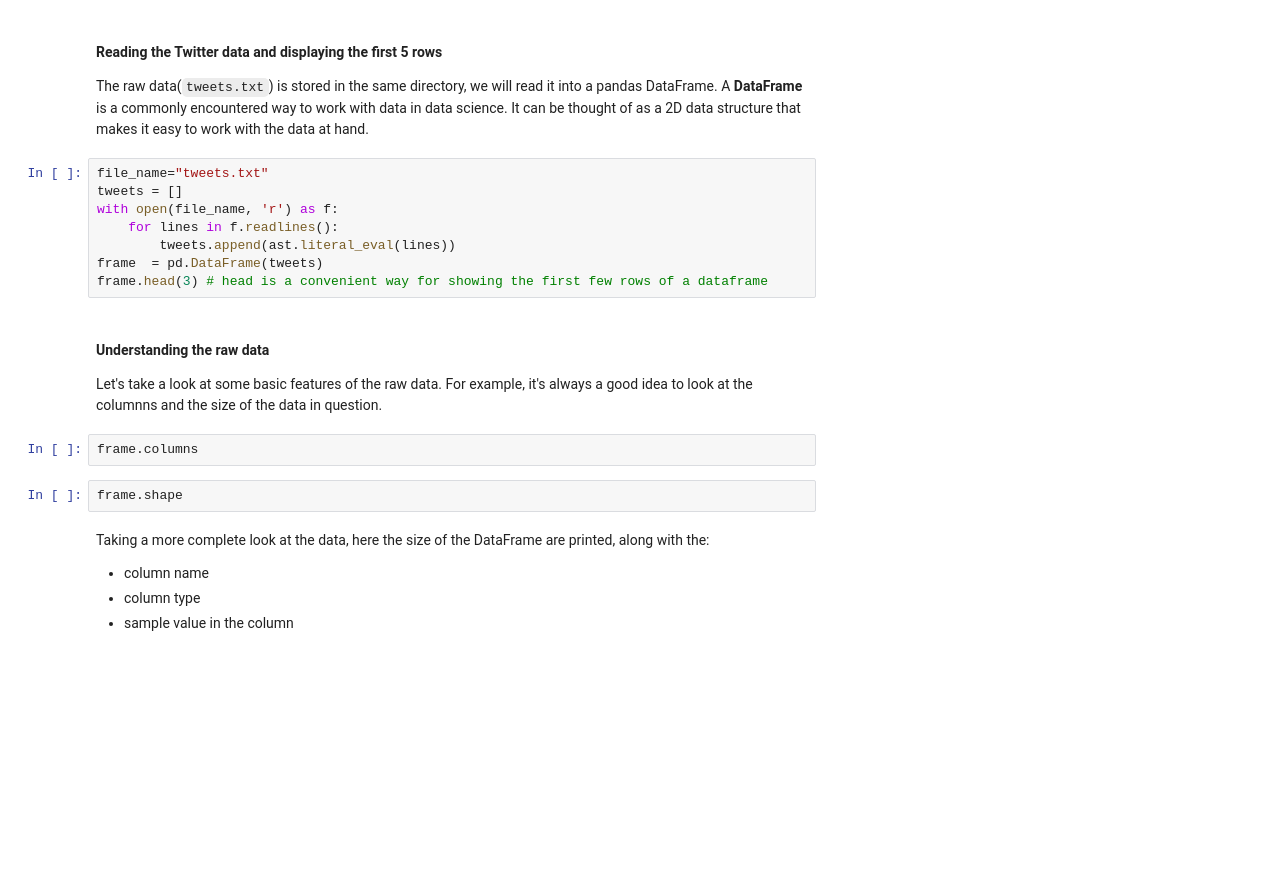
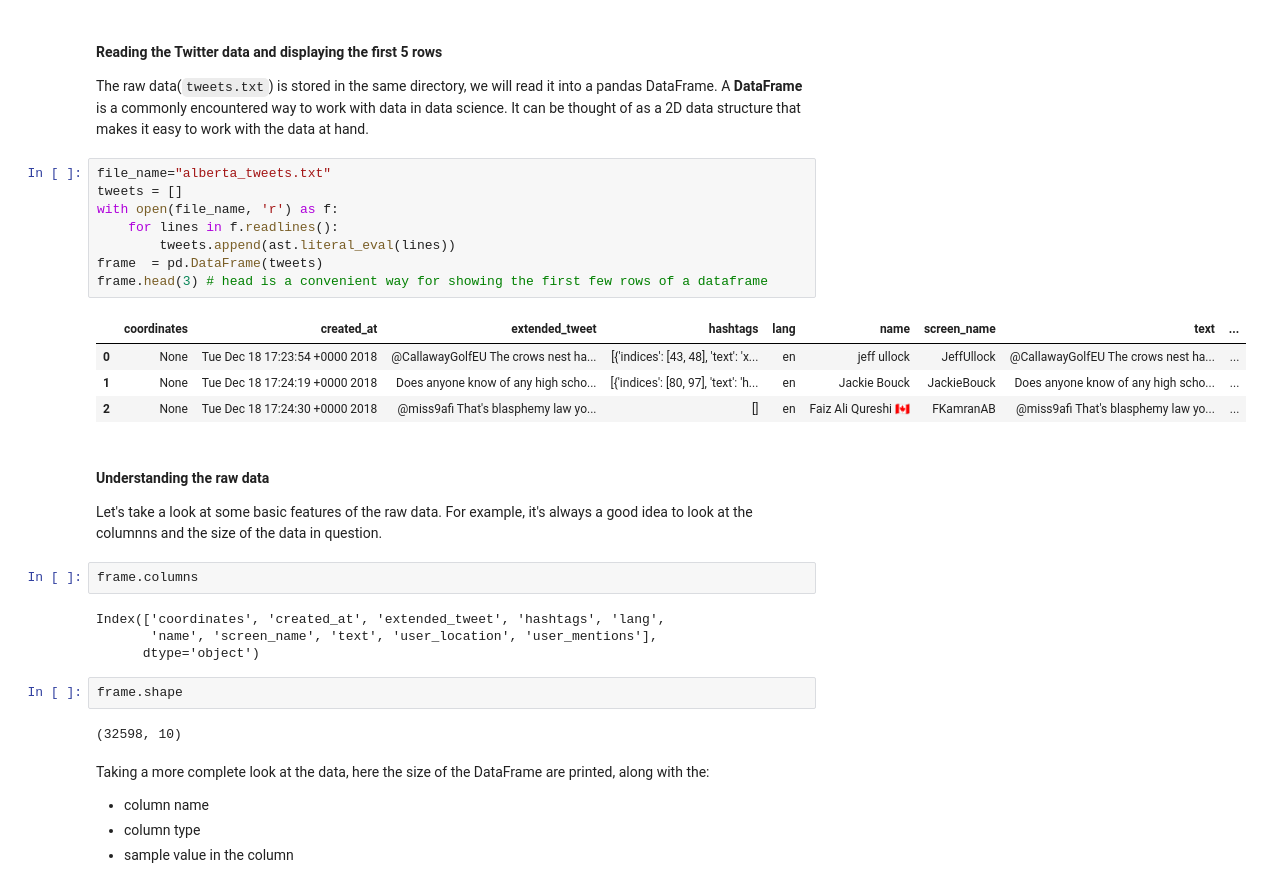
Before and after one commit to cybera/data-science-for-entrepreneurs-workshops, a Jupyter notebook: 1.Data_wrangling_and_cleaning.ipynb, the cells around one changed output. Drawn from its saved outputs; the diff is of its cells as text; blank space fills up the shorter version.

Commit message:
pre-text edits of start up workshop

```diff
--- a/1.Data_wrangling_and_cleaning.ipynb
+++ b/1.Data_wrangling_and_cleaning.ipynb
@@ -64,21 +64,32 @@ except ImportError:
 
 The raw data(`tweets.txt`) is stored in the same directory, we will read it into a pandas DataFrame. A **DataFrame** is a commonly encountered way to work with data in data science. It can be thought of as a 2D data structure that makes it easy to work with the data at hand.
 # %%
-file_name="tweets.txt"
+file_name="alberta_tweets.txt"
 tweets = []
 with open(file_name, 'r') as f:
     for lines in f.readlines():
         tweets.append(ast.literal_eval(lines))
 frame  = pd.DataFrame(tweets)
 frame.head(3) # head is a convenient way for showing the first few rows of a dataframe
+# %% [output]
+|  | coordinates | created_at | extended_tweet | hashtags | lang | name | screen_name | text | ... |
+| 0 | None | Tue Dec 18 17:23:54 +0000 2018 | @CallawayGolfEU The crows nest ha... | [{'indices': [43, 48], 'text': 'x... | en | jeff ullock | JeffUllock | @CallawayGolfEU The crows nest ha... | ... |
+| 1 | None | Tue Dec 18 17:24:19 +0000 2018 | Does anyone know of any high scho... | [{'indices': [80, 97], 'text': 'h... | en | Jackie Bouck | JackieBouck | Does anyone know of any high scho... | ... |
+| 2 | None | Tue Dec 18 17:24:30 +0000 2018 | @miss9afi That's blasphemy law yo... | [] | en | Faiz Ali Qureshi 🇨🇦 | FKamranAB | @miss9afi That's blasphemy law yo... | ... |
 # %% [markdown]
 #### Understanding the raw data
 
 Let's take a look at some basic features of the raw data. For example, it's always a good idea to look at the columnns and the size of the data in question.
 # %%
 frame.columns
+# %% [output]
+Index(['coordinates', 'created_at', 'extended_tweet', 'hashtags', 'lang',
+       'name', 'screen_name', 'text', 'user_location', 'user_mentions'],
+      dtype='object')
 # %%
 frame.shape
+# %% [output]
+(32598, 10)
 # %% [markdown]
 Taking a more complete look at the data, here the size of the DataFrame are printed, along with the:
 * column name
```
Also changed, not shown: parts of 22 cells of this notebook, 6 other files.
